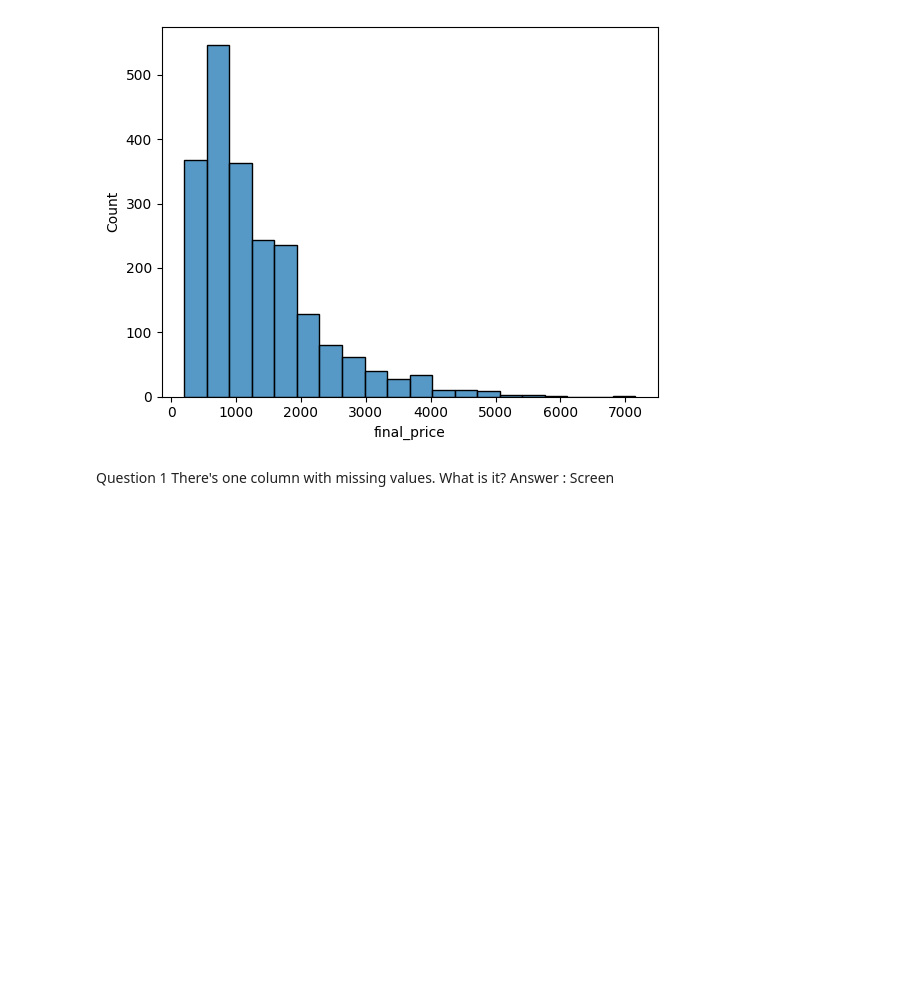
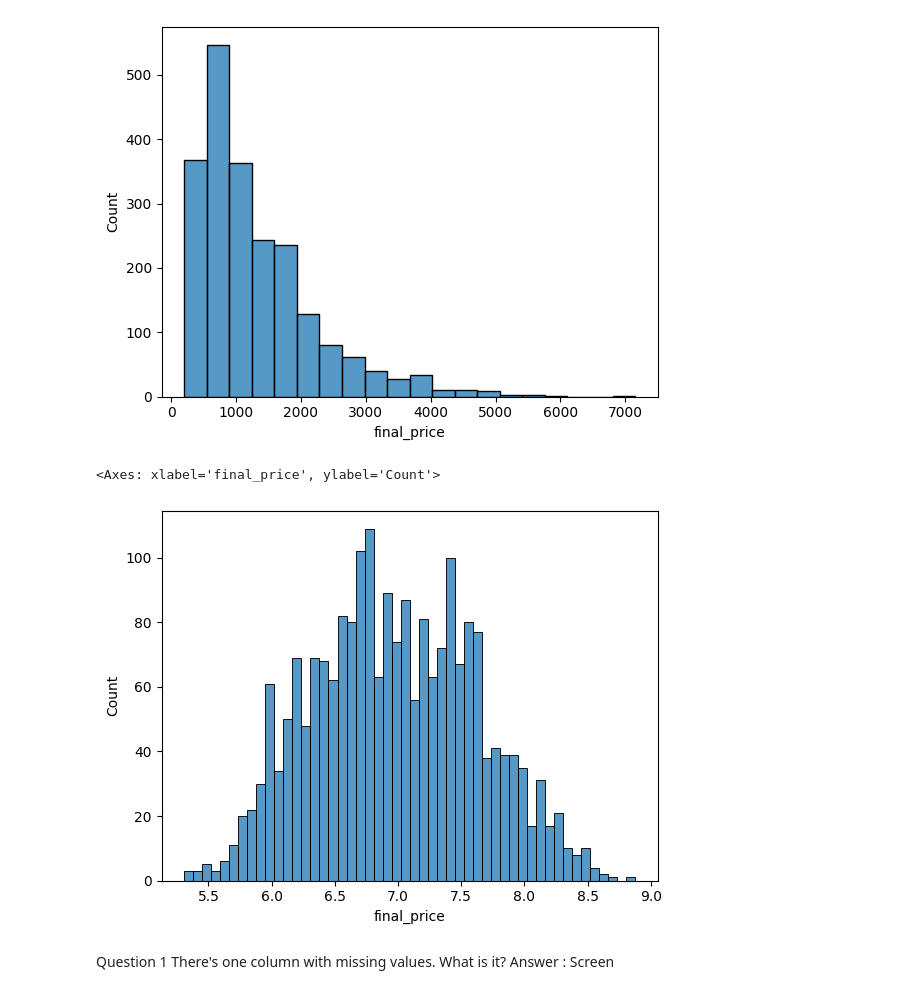
Before and after one commit to kellyvergarat/ml-zoomcamp-homework, a Jupyter notebook: 02-regression/homework/homework.ipynb, the cells around one changed output. Drawn from its saved outputs; the diff is of its cells as text; code cells hidden in the pictures; blank space fills up the shorter version.

```diff
--- a/02-regression/homework/homework.ipynb
+++ b/02-regression/homework/homework.ipynb
@@ -57,6 +59,12 @@ sns.histplot(df_selected['final_price'], bins=20)
 # %% [output]
 <Axes: xlabel='final_price', ylabel='Count'>
 [figure]
+# %%
+final_price_logs = np.log1p(df.final_price)
+sns.histplot(final_price_logs, bins=50)
+# %% [output]
+<Axes: xlabel='final_price', ylabel='Count'>
+[figure, added]
 # %% [markdown]
 Question 1
 There's one column with missing values. What is it?
```
Also changed, not shown: parts of 16 cells of this notebook.
